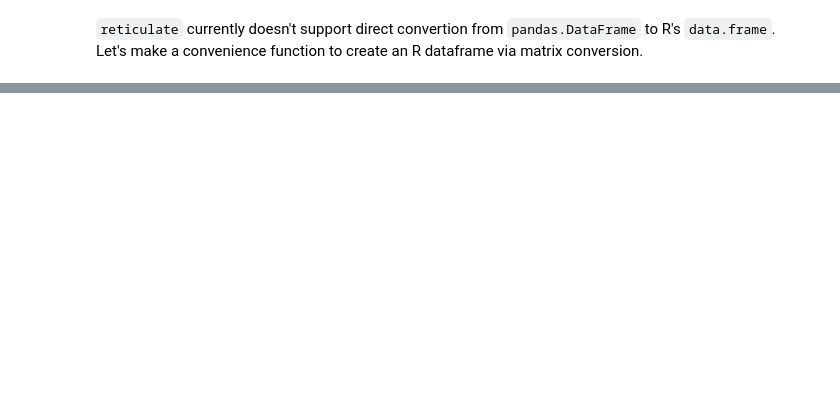
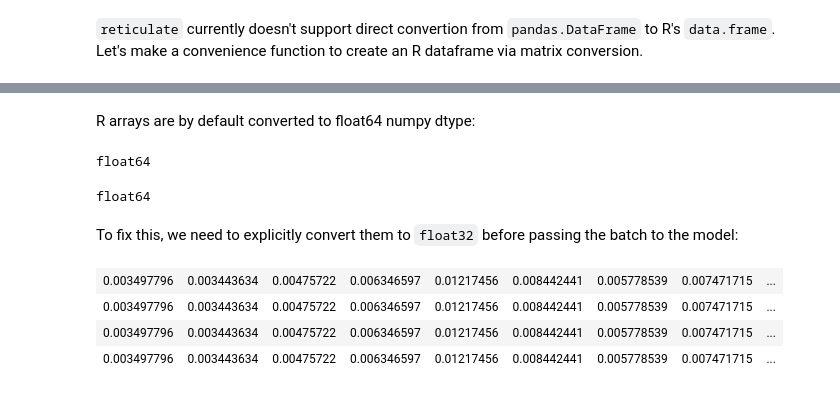
Before and after one commit to kipoi/kipoi, a Jupyter notebook: nbs/R-api.ipynb, the cells around one changed output, grey strips where cells are left out. Cells and saved outputs as stored; diff of their text form; code cells hidden in the pictures; blank space fills up the shorter version.

```diff
--- a/nbs/R-api.ipynb
+++ b/nbs/R-api.ipynb
@@ -105,0 +238,9 @@ class(predictions)
+# %%
+# Get the dataloader
+setwd('~/.kipoi/models/DeepSEA/predict')
+model <- kipoi$get_model("DeepSEA/predict")
+dl <- model$default_dataloader(intervals_file='example_files/intervals.bed', fasta_file='example_files/hg38_chr22.fa')
+# get a batch iterator
+it <- dl$batch_iter(batch_size=4)
+# predict for a batch
+batch <- iter_next(it)
@@ -105,0 +257,20 @@ class(predictions)
+# %% [markdown]
+R arrays are by default converted to float64 numpy dtype:
+# %%
+np <- import("numpy", convert=FALSE)
+np$array(0.1)$dtype
+# %% [output]
+float64
+# %%
+np$array(batch$inputs)$dtype
+# %% [output]
+float64
+# %% [markdown]
+To fix this, we need to explicitly convert them to `float32` before passing the batch to the model:
+# %%
+model$predict_on_batch(np$array(batch$inputs, dtype='float32'))
+# %% [output]
+| 0.003497796 | 0.003443634 | 0.00475722 | 0.006346597 | 0.01217456 | 0.008442441 | 0.005778539 | 0.007471715 | ... |
+| 0.003497796 | 0.003443634 | 0.00475722 | 0.006346597 | 0.01217456 | 0.008442441 | 0.005778539 | 0.007471715 | ... |
+| 0.003497796 | 0.003443634 | 0.00475722 | 0.006346597 | 0.01217456 | 0.008442441 | 0.005778539 | 0.007471715 | ... |
+| 0.003497796 | 0.003443634 | 0.00475722 | 0.006346597 | 0.01217456 | 0.008442441 | 0.005778539 | 0.007471715 | ... |
```
Also changed, not shown: parts of 25 cells of this notebook.
